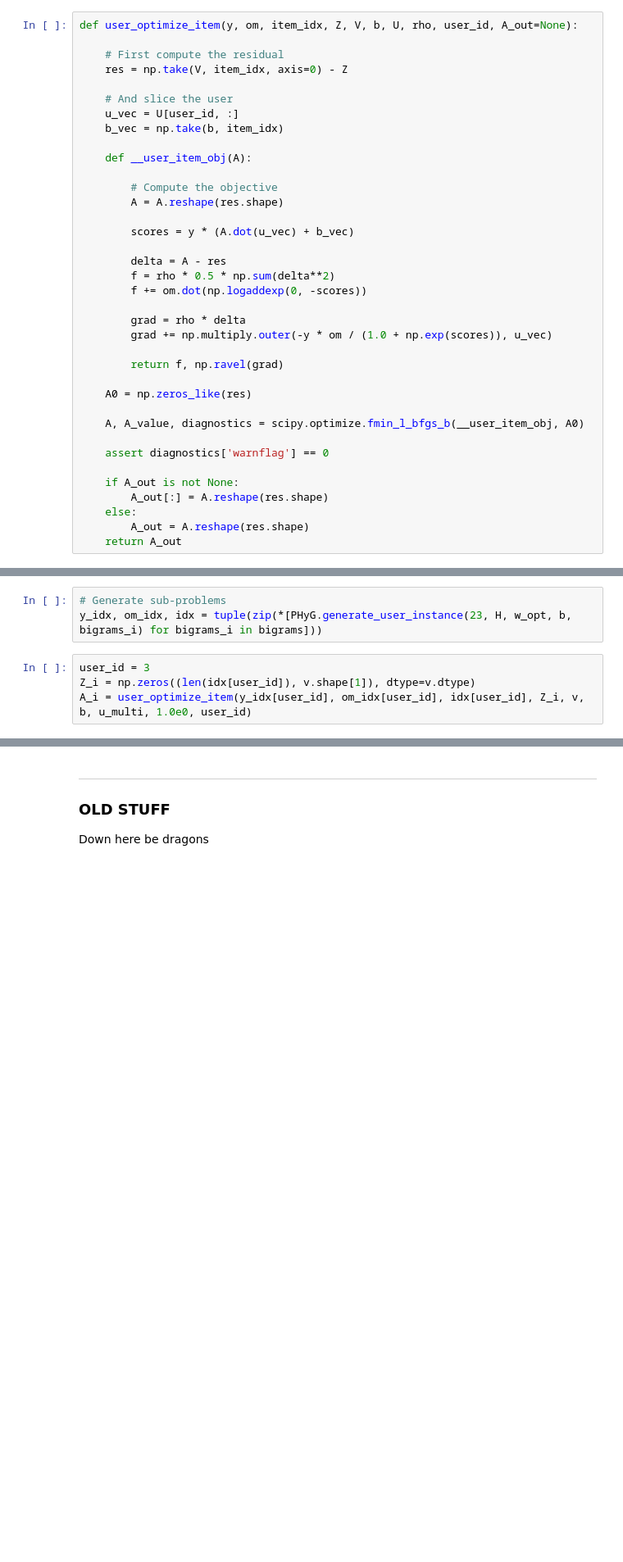
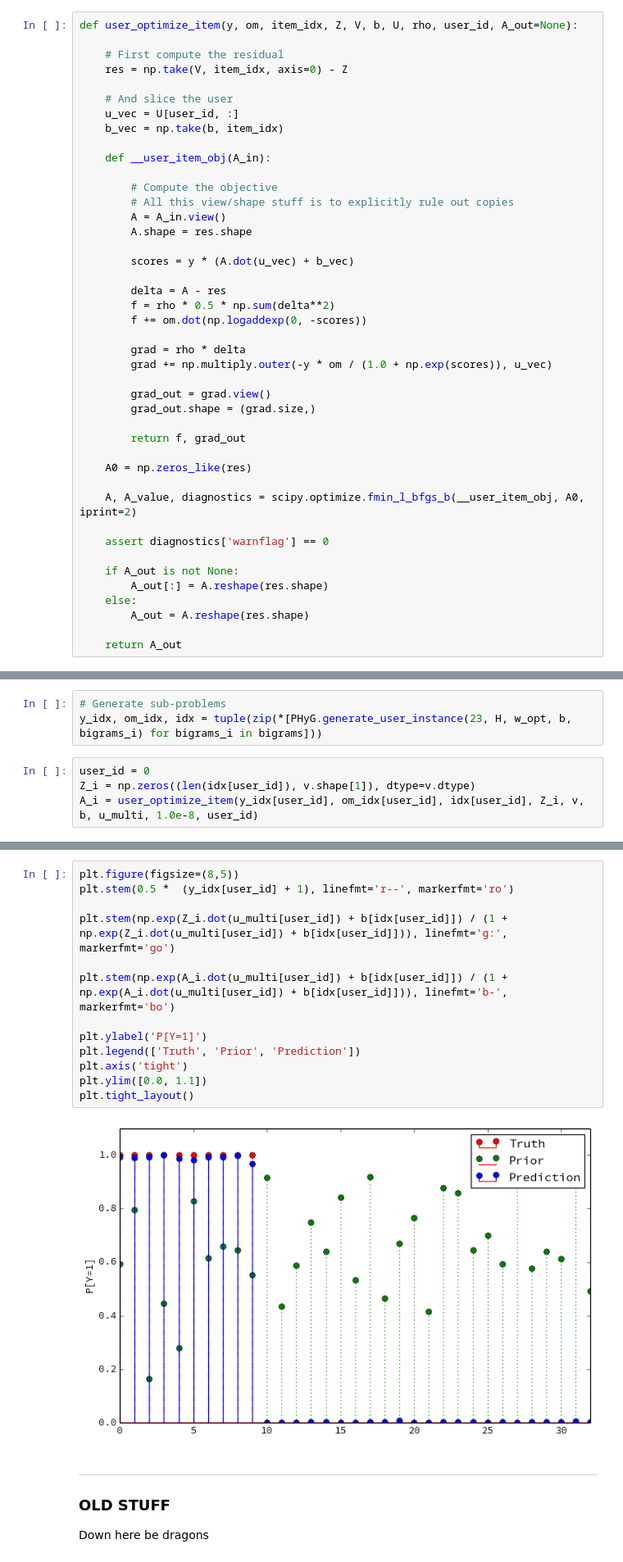
Before and after one commit to bmcfee/playlist_recommender, a Jupyter notebook: notes/Playlist recommender.ipynb, the cells around one changed output, grey strips where cells are left out. Shown at 82% size. Drawn from its saved outputs; the diff is of its cells as text; blank space fills up the shorter version.

```diff
--- a/notes/Playlist recommender.ipynb
+++ b/notes/Playlist recommender.ipynb
@@ -592,10 +596,12 @@ def user_optimize_item(y, om, item_idx, Z, V, b, U, rho, user_id, A_out=None):
     u_vec = U[user_id, :]
     b_vec = np.take(b, item_idx)
 
-    def __user_item_obj(A):
+    def __user_item_obj(A_in):
 
         # Compute the objective
-        A = A.reshape(res.shape)
+        # All this view/shape stuff is to explicitly rule out copies
+        A = A_in.view()
+        A.shape = res.shape
 
         scores = y * (A.dot(u_vec) + b_vec)
 
@@ -606,11 +612,14 @@ def user_optimize_item(y, om, item_idx, Z, V, b, U, rho, user_id, A_out=None):
         grad = rho * delta
         grad += np.multiply.outer(-y * om / (1.0 + np.exp(scores)), u_vec)
 
-        return f, np.ravel(grad)
+        grad_out = grad.view()
+        grad_out.shape = (grad.size,)
+
+        return f, grad_out
 
     A0 = np.zeros_like(res)
 
-    A, A_value, diagnostics = scipy.optimize.fmin_l_bfgs_b(__user_item_obj, A0)
+    A, A_value, diagnostics = scipy.optimize.fmin_l_bfgs_b(__user_item_obj, A0, iprint=2)
 
     assert diagnostics['warnflag'] == 0
 
@@ -618,6 +627,7 @@ def user_optimize_item(y, om, item_idx, Z, V, b, U, rho, user_id, A_out=None):
         A_out[:] = A.reshape(res.shape)
     else:
         A_out = A.reshape(res.shape)
+
     return A_out
 # %%
 u_multi = np.random.randn(*v_samp.shape)
@@ -720,6 +727,6 @@ PHyG.generate_user_instance(23, H, w_opt, b, bigrams[0])
 # Generate sub-problems
 y_idx, om_idx, idx = tuple(zip(*[PHyG.generate_user_instance(23, H, w_opt, b, bigrams_i) for bigrams_i in bigrams]))
 # %%
-user_id = 3
+user_id = 0
 Z_i = np.zeros((len(idx[user_id]), v.shape[1]), dtype=v.dtype)
-A_i = user_optimize_item(y_idx[user_id], om_idx[user_id], idx[user_id], Z_i, v, b, u_multi, 1.0e0, user_id)
+A_i = user_optimize_item(y_idx[user_id], om_idx[user_id], idx[user_id], Z_i, v, b, u_multi, 1.0e-8, user_id)
@@ -732,3 +739,18 @@ plt.plot(y_idx[user_id])
+# %%
+plt.figure(figsize=(8,5))
+plt.stem(0.5 *  (y_idx[user_id] + 1), linefmt='r--', markerfmt='ro')
+
+plt.stem(np.exp(Z_i.dot(u_multi[user_id]) + b[idx[user_id]]) / (1 + np.exp(Z_i.dot(u_multi[user_id]) + b[idx[user_id]])), linefmt='g:', markerfmt='go')
+
+plt.stem(np.exp(A_i.dot(u_multi[user_id]) + b[idx[user_id]]) / (1 + np.exp(A_i.dot(u_multi[user_id]) + b[idx[user_id]])), linefmt='b-', markerfmt='bo')
+
+plt.ylabel('P[Y=1]')
+plt.legend(['Truth', 'Prior', 'Prediction'])
+plt.axis('tight')
+plt.ylim([0.0, 1.1])
+plt.tight_layout()
+# %% [output]
+[figure, added]
 # %% [markdown]
 ---
 ### OLD STUFF
```
Also changed, not shown: parts of 14 cells of this notebook.
